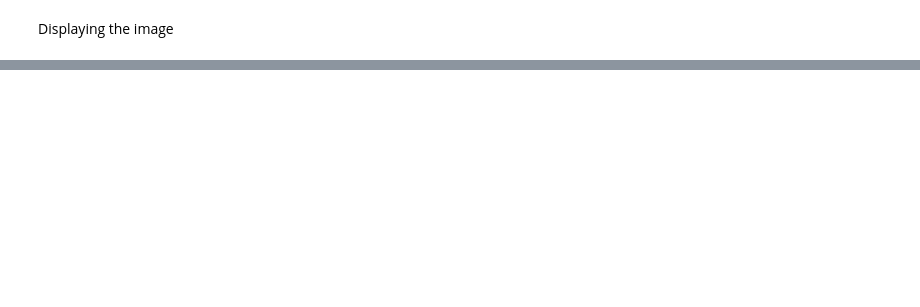
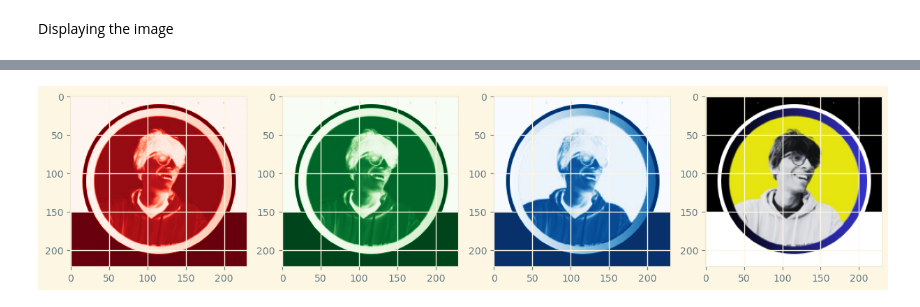
Before and after one commit to Sameershrinath/5th_sem, a Jupyter notebook: PYTHON/Image_processing/OpenCV.ipynb, the cells around one changed output, grey strips where cells are left out. Saved outputs shown, nothing was run; the diff lists cells and outputs as text; code cells hidden in the pictures; blank space fills up the shorter version.

```diff
--- a/PYTHON/Image_processing/OpenCV.ipynb
+++ b/PYTHON/Image_processing/OpenCV.ipynb
@@ -56,0 +104,11 @@ plt.show()
+# %%
+cv2_image_RGB=cv2.cvtColor(cv2_image, cv2.COLOR_BGR2RGB)
+# %%
+fig,axs=plt.subplots(1,4,figsize=(15,5))
+axs[0].imshow(cv2_image_RGB[:,:,0],cmap="Reds")
+axs[1].imshow(cv2_image_RGB[:,:,1],cmap="Greens")
+axs[2].imshow(cv2_image_RGB[:,:,2],cmap="Blues")
+axs[3].imshow(cv2_image_RGB,cmap="Blues")
+plt.show()
+# %% [output]
+[figure, added]
```
Also changed, not shown: parts of 7 cells of this notebook.
